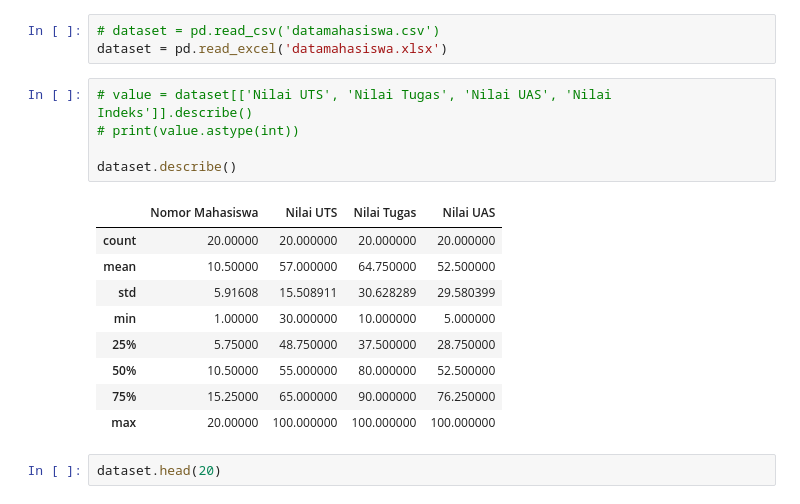
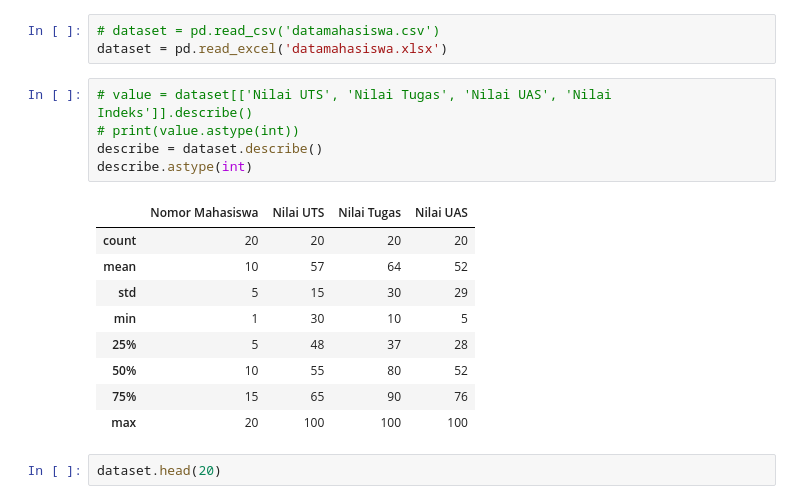
Before and after one commit to rysamuel9/Tugas-Data-Mining, a Jupyter notebook: Sesi 2 - Tugas Grafik Satistik/grafik_statistik.ipynb, the cells around one changed output. Drawn from its saved outputs; the diff is of its cells as text.

```diff
--- a/Sesi 2 - Tugas Grafik Satistik/grafik_statistik.ipynb
+++ b/Sesi 2 - Tugas Grafik Satistik/grafik_statistik.ipynb
@@ -13,18 +13,18 @@ dataset = pd.read_excel('datamahasiswa.xlsx')
 # %%
 # value = dataset[['Nilai UTS', 'Nilai Tugas', 'Nilai UAS', 'Nilai Indeks']].describe()
 # print(value.astype(int))
-
-dataset.describe()
+describe = dataset.describe()
+describe.astype(int)
 # %% [output]
 |  | Nomor Mahasiswa | Nilai UTS | Nilai Tugas | Nilai UAS |
-| count | 20.00000 | 20.000000 | 20.000000 | 20.000000 |
-| mean | 10.50000 | 57.000000 | 64.750000 | 52.500000 |
-| std | 5.91608 | 15.508911 | 30.628289 | 29.580399 |
-| min | 1.00000 | 30.000000 | 10.000000 | 5.000000 |
-| 25% | 5.75000 | 48.750000 | 37.500000 | 28.750000 |
-| 50% | 10.50000 | 55.000000 | 80.000000 | 52.500000 |
-| 75% | 15.25000 | 65.000000 | 90.000000 | 76.250000 |
-| max | 20.00000 | 100.000000 | 100.000000 | 100.000000 |
+| count | 20 | 20 | 20 | 20 |
+| mean | 10 | 57 | 64 | 52 |
+| std | 5 | 15 | 30 | 29 |
+| min | 1 | 30 | 10 | 5 |
+| 25% | 5 | 48 | 37 | 28 |
+| 50% | 10 | 55 | 80 | 52 |
+| 75% | 15 | 65 | 90 | 76 |
+| max | 20 | 100 | 100 | 100 |
 # %%
 dataset.head(20)
 # %% [output]
```
Also changed, not shown: parts of 2 cells of this notebook.
